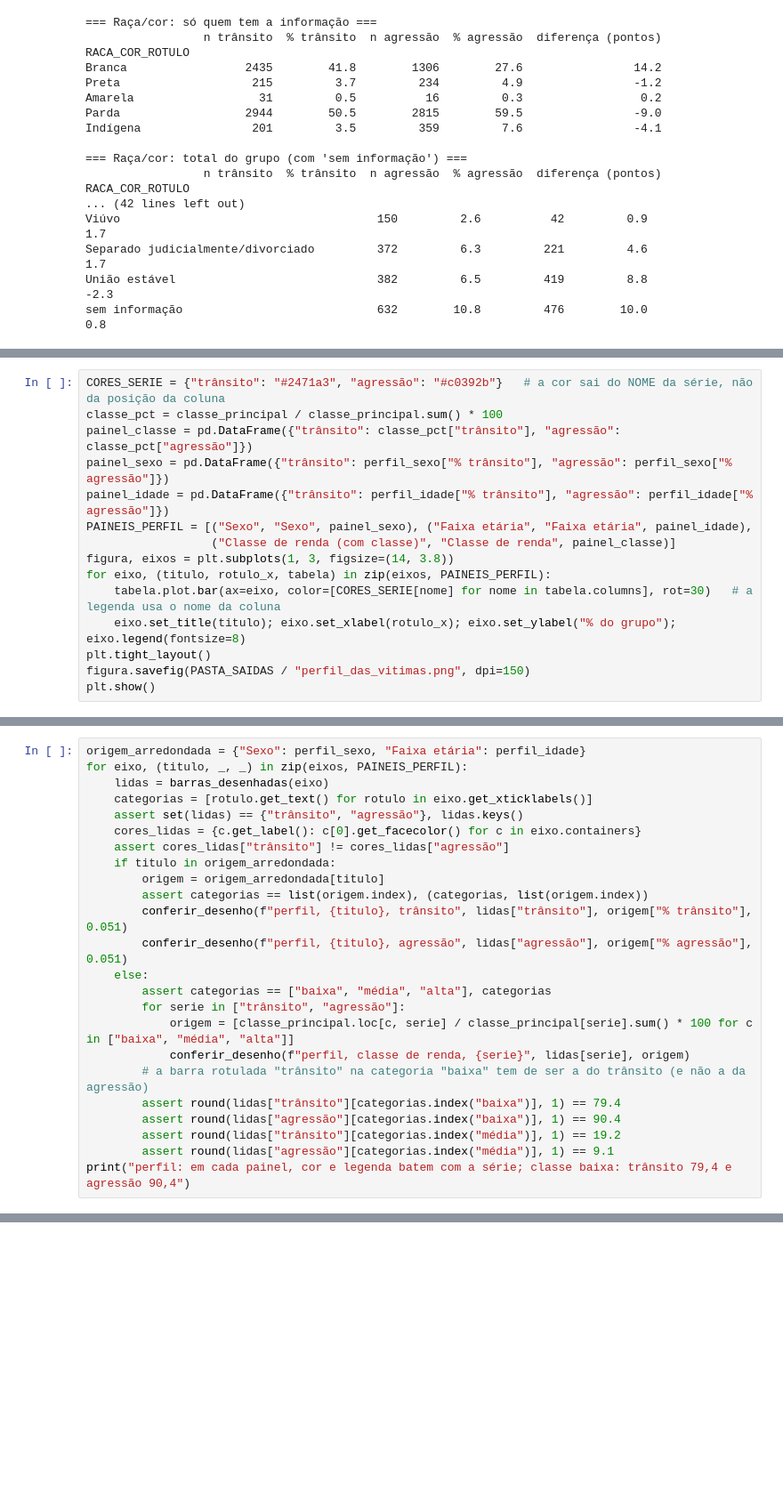
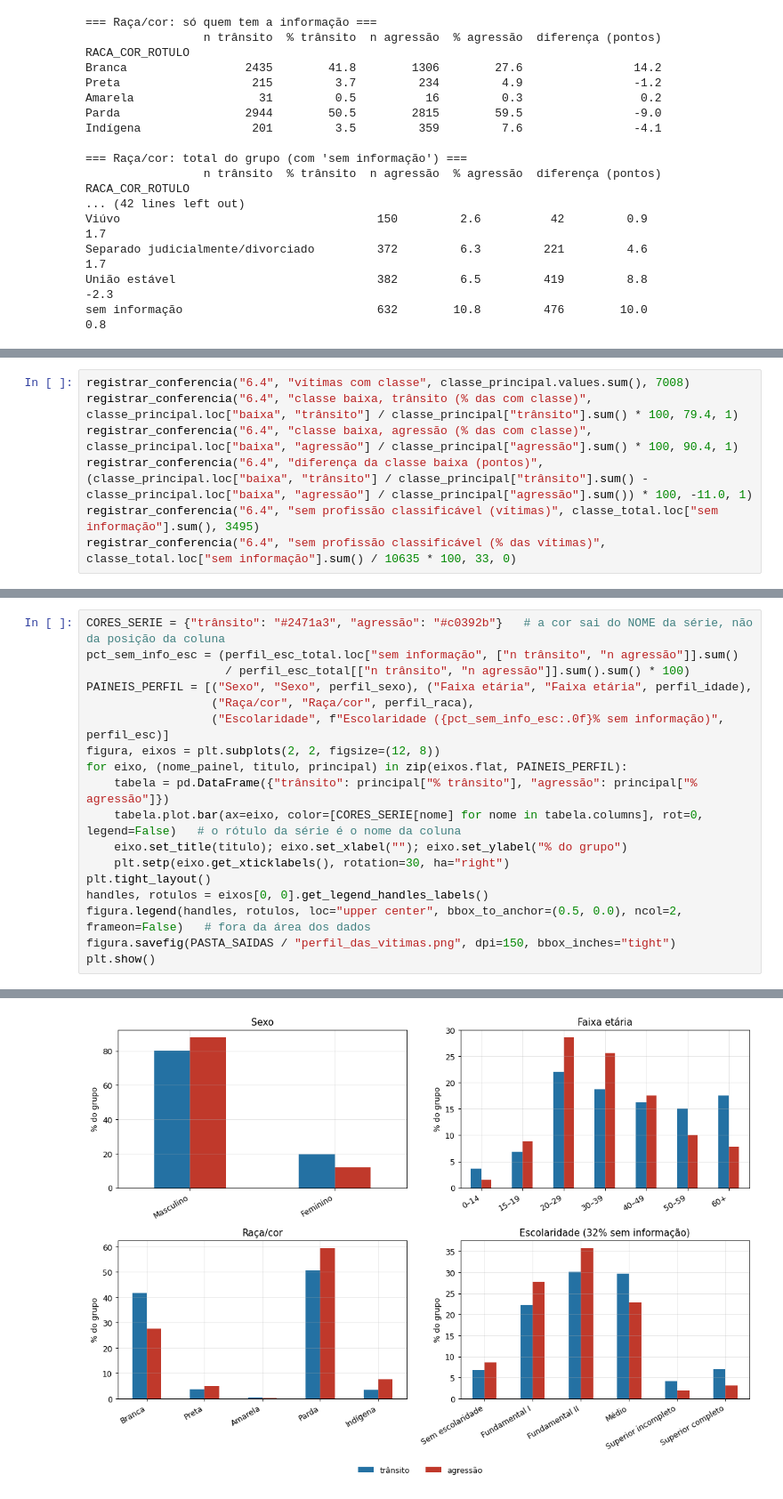
Before and after one commit to magalhes/mortes-violentas-ms, a Jupyter notebook: E4_entrega_final.ipynb, the cells around one changed output, grey strips where cells are left out. Shown at 89% size. Cells and saved outputs as stored; diff of their text form; blank space fills up the shorter version.

```diff
--- a/E4_entrega_final.ipynb
+++ b/E4_entrega_final.ipynb
@@ -2796,16 +2795,8 @@ ok     sem profissão classificável (% das vítimas): notebook 33 | valor de co
 # %%
-CORES_SERIE = {"trânsito": "#2471a3", "agressão": "#c0392b"}   # a cor sai do NOME da série, não da posição da coluna
-classe_pct = classe_principal / classe_principal.sum() * 100
-painel_classe = pd.DataFrame({"trânsito": classe_pct["trânsito"], "agressão": classe_pct["agressão"]})
-painel_sexo = pd.DataFrame({"trânsito": perfil_sexo["% trânsito"], "agressão": perfil_sexo["% agressão"]})
-painel_idade = pd.DataFrame({"trânsito": perfil_idade["% trânsito"], "agressão": perfil_idade["% agressão"]})
-PAINEIS_PERFIL = [("Sexo", "Sexo", painel_sexo), ("Faixa etária", "Faixa etária", painel_idade),
-                  ("Classe de renda (com classe)", "Classe de renda", painel_classe)]
-figura, eixos = plt.subplots(1, 3, figsize=(14, 3.8))
-for eixo, (titulo, rotulo_x, tabela) in zip(eixos, PAINEIS_PERFIL):
-    tabela.plot.bar(ax=eixo, color=[CORES_SERIE[nome] for nome in tabela.columns], rot=30)   # a legenda usa o nome da coluna
-    eixo.set_title(titulo); eixo.set_xlabel(rotulo_x); eixo.set_ylabel("% do grupo"); eixo.legend(fontsize=8)
-plt.tight_layout()
-figura.savefig(PASTA_SAIDAS / "perfil_das_vitimas.png", dpi=150)
-plt.show()
+registrar_conferencia("6.4", "vítimas com classe", classe_principal.values.sum(), 7008)
+registrar_conferencia("6.4", "classe baixa, trânsito (% das com classe)", classe_principal.loc["baixa", "trânsito"] / classe_principal["trânsito"].sum() * 100, 79.4, 1)
+registrar_conferencia("6.4", "classe baixa, agressão (% das com classe)", classe_principal.loc["baixa", "agressão"] / classe_principal["agressão"].sum() * 100, 90.4, 1)
+registrar_conferencia("6.4", "diferença da classe baixa (pontos)", (classe_principal.loc["baixa", "trânsito"] / classe_principal["trânsito"].sum() - classe_principal.loc["baixa", "agressão"] / classe_principal["agressão"].sum()) * 100, -11.0, 1)
+registrar_conferencia("6.4", "sem profissão classificável (vítimas)", classe_total.loc["sem informação"].sum(), 3495)
+registrar_conferencia("6.4", "sem profissão classificável (% das vítimas)", classe_total.loc["sem informação"].sum() / 10635 * 100, 33, 0)
 # %% [output]
@@ -2815,25 +2813,19 @@ plt.show()
 # %%
-origem_arredondada = {"Sexo": perfil_sexo, "Faixa etária": perfil_idade}
-for eixo, (titulo, _, _) in zip(eixos, PAINEIS_PERFIL):
-    lidas = barras_desenhadas(eixo)
-    categorias = [rotulo.get_text() for rotulo in eixo.get_xticklabels()]
-    assert set(lidas) == {"trânsito", "agressão"}, lidas.keys()
-    cores_lidas = {c.get_label(): c[0].get_facecolor() for c in eixo.containers}
-    assert cores_lidas["trânsito"] != cores_lidas["agressão"]
-    if titulo in origem_arredondada:
-        origem = origem_arredondada[titulo]
-        assert categorias == list(origem.index), (categorias, list(origem.index))
-        conferir_desenho(f"perfil, {titulo}, trânsito", lidas["trânsito"], origem["% trânsito"], 0.051)
-        conferir_desenho(f"perfil, {titulo}, agressão", lidas["agressão"], origem["% agressão"], 0.051)
-    else:
-        assert categorias == ["baixa", "média", "alta"], categorias
-        for serie in ["trânsito", "agressão"]:
-            origem = [classe_principal.loc[c, serie] / classe_principal[serie].sum() * 100 for c in ["baixa", "média", "alta"]]
-            conferir_desenho(f"perfil, classe de renda, {serie}", lidas[serie], origem)
-        # a barra rotulada "trânsito" na categoria "baixa" tem de ser a do trânsito (e não a da agressão)
-        assert round(lidas["trânsito"][categorias.index("baixa")], 1) == 79.4
-        assert round(lidas["agressão"][categorias.index("baixa")], 1) == 90.4
-        assert round(lidas["trânsito"][categorias.index("média")], 1) == 19.2
-        assert round(lidas["agressão"][categorias.index("média")], 1) == 9.1
-print("perfil: em cada painel, cor e legenda batem com a série; classe baixa: trânsito 79,4 e agressão 90,4")
+CORES_SERIE = {"trânsito": "#2471a3", "agressão": "#c0392b"}   # a cor sai do NOME da série, não da posição da coluna
+pct_sem_info_esc = (perfil_esc_total.loc["sem informação", ["n trânsito", "n agressão"]].sum()
+                    / perfil_esc_total[["n trânsito", "n agressão"]].sum().sum() * 100)
+PAINEIS_PERFIL = [("Sexo", "Sexo", perfil_sexo), ("Faixa etária", "Faixa etária", perfil_idade),
+                  ("Raça/cor", "Raça/cor", perfil_raca),
+                  ("Escolaridade", f"Escolaridade ({pct_sem_info_esc:.0f}% sem informação)", perfil_esc)]
+figura, eixos = plt.subplots(2, 2, figsize=(12, 8))
+for eixo, (nome_painel, titulo, principal) in zip(eixos.flat, PAINEIS_PERFIL):
+    tabela = pd.DataFrame({"trânsito": principal["% trânsito"], "agressão": principal["% agressão"]})
+    tabela.plot.bar(ax=eixo, color=[CORES_SERIE[nome] for nome in tabela.columns], rot=0, legend=False)   # o rótulo da série é o nome da coluna
+    eixo.set_title(titulo); eixo.set_xlabel(""); eixo.set_ylabel("% do grupo")
+    plt.setp(eixo.get_xticklabels(), rotation=30, ha="right")
+plt.tight_layout()
+handles, rotulos = eixos[0, 0].get_legend_handles_labels()
+figura.legend(handles, rotulos, loc="upper center", bbox_to_anchor=(0.5, 0.0), ncol=2, frameon=False)   # fora da área dos dados
+figura.savefig(PASTA_SAIDAS / "perfil_das_vitimas.png", dpi=150, bbox_inches="tight")
+plt.show()
 # %% [output]
@@ -2847 +2832,2 @@ perfil: em cada painel, cor e legenda batem com a série; classe baixa: trânsit
+[figure, added]
 # %% [markdown]
```
Also changed, not shown: parts of 97 cells of this notebook, 1 other file.
